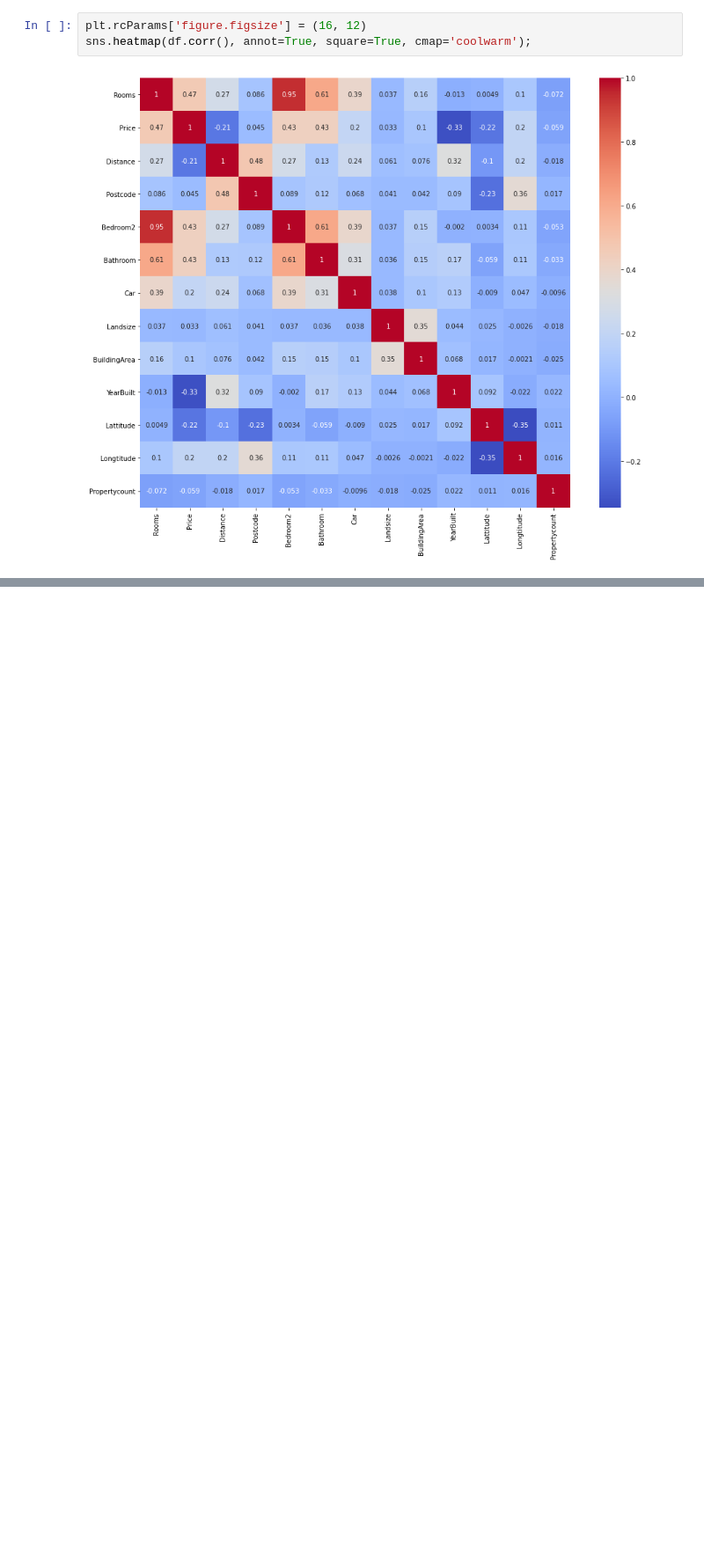
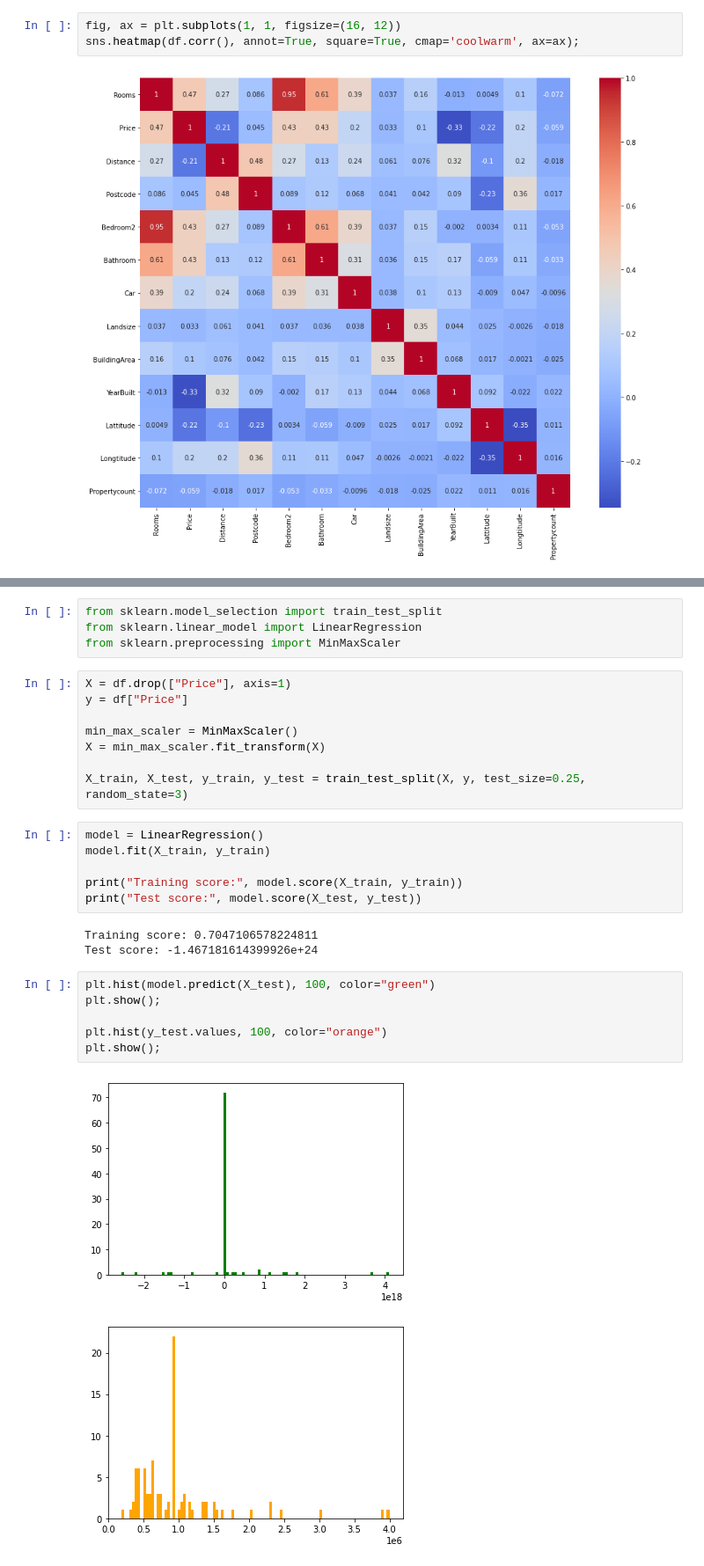
Before and after one commit to tailtq/ml-learning, a Jupyter notebook: ml-08/03_melbourne_housing_market.ipynb, the cells around one changed output, grey strips where cells are left out. Shown at 88% size. Cells and saved outputs as stored; diff of their text form; blank space fills up the shorter version.

```diff
--- a/ml-08/03_melbourne_housing_market.ipynb
+++ b/ml-08/03_melbourne_housing_market.ipynb
@@ -101,5 +145,5 @@ Propertycount  : 3
 # %%
-plt.rcParams['figure.figsize'] = (16, 12)
-sns.heatmap(df.corr(), annot=True, square=True, cmap='coolwarm');
+fig, ax = plt.subplots(1, 1, figsize=(16, 12))
+sns.heatmap(df.corr(), annot=True, square=True, cmap='coolwarm', ax=ax);
 # %% [output]
 [figure]
@@ -105,0 +227,30 @@ sns.heatmap(df.corr(), annot=True, square=True, cmap='coolwarm');
+# %%
+from sklearn.model_selection import train_test_split
+from sklearn.linear_model import LinearRegression
+from sklearn.preprocessing import MinMaxScaler
+# %%
+X = df.drop(["Price"], axis=1)
+y = df["Price"]
+
+min_max_scaler = MinMaxScaler()
+X = min_max_scaler.fit_transform(X)
+
+X_train, X_test, y_train, y_test = train_test_split(X, y, test_size=0.25, random_state=3)
+# %%
+model = LinearRegression()
+model.fit(X_train, y_train)
+
+print("Training score:", model.score(X_train, y_train))
+print("Test score:", model.score(X_test, y_test))
+# %% [output]
+Training score: 0.7047106578224811
+Test score: -1.467181614399926e+24
+# %%
+plt.hist(model.predict(X_test), 100, color="green")
+plt.show();
+
+plt.hist(y_test.values, 100, color="orange")
+plt.show();
+# %% [output]
+[figure, added]
+[figure, added]
```
Also changed, not shown: parts of 13 cells of this notebook, 4 other files.
